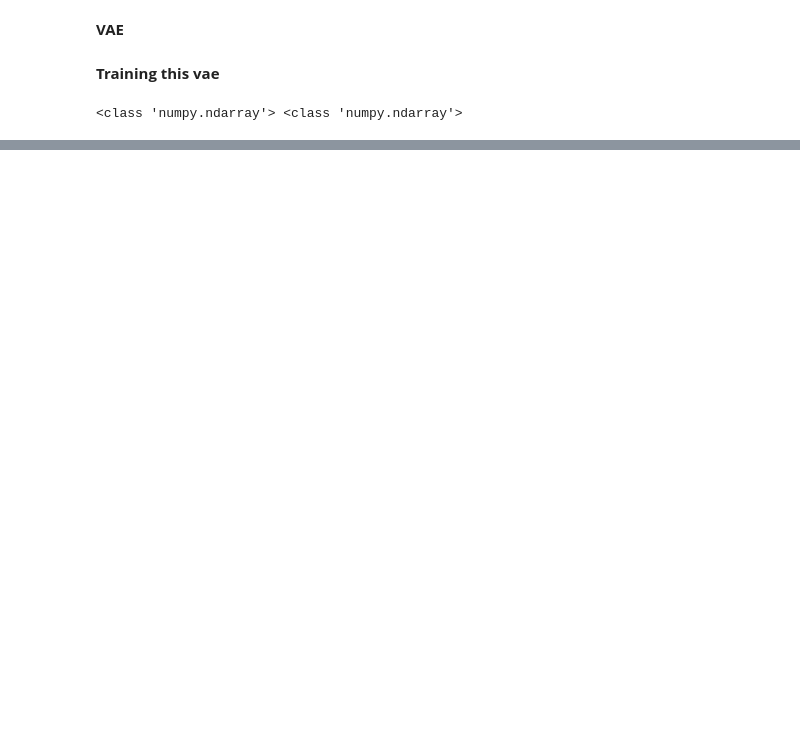
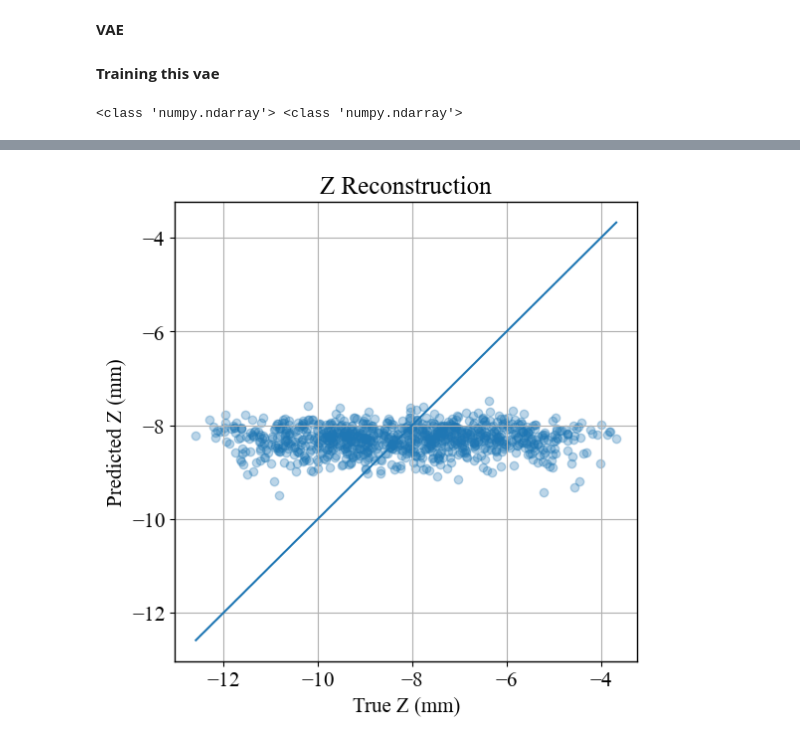
Before and after one commit to ruthhodgson/qe_pet_vae, a Jupyter notebook: vae.ipynb, the cells around one changed output, grey strips where cells are left out. Saved outputs shown, nothing was run; the diff lists cells and outputs as text; code cells hidden in the pictures; blank space fills up the shorter version.

```diff
--- a/vae.ipynb
+++ b/vae.ipynb
@@ -344,0 +478,23 @@ Epoch 50/50
+# %%
+# X
+plt.figure(figsize=(6,6))
+
+plt.scatter(
+    out_test[:,2],
+    prediction[:,2],
+    alpha=0.3
+)
+
+plt.xlabel("True Z (mm)")
+plt.ylabel("Predicted Z (mm)")
+plt.title("Z Reconstruction")
+
+plt.plot(
+    [out_test[:,2].min(), out_test[:,2].max()],
+    [out_test[:,2].min(), out_test[:,2].max()]
+)
+
+plt.grid()
+plt.show()
+# %% [output]
+[figure, added]
```
Also changed, not shown: parts of 14 cells of this notebook.
